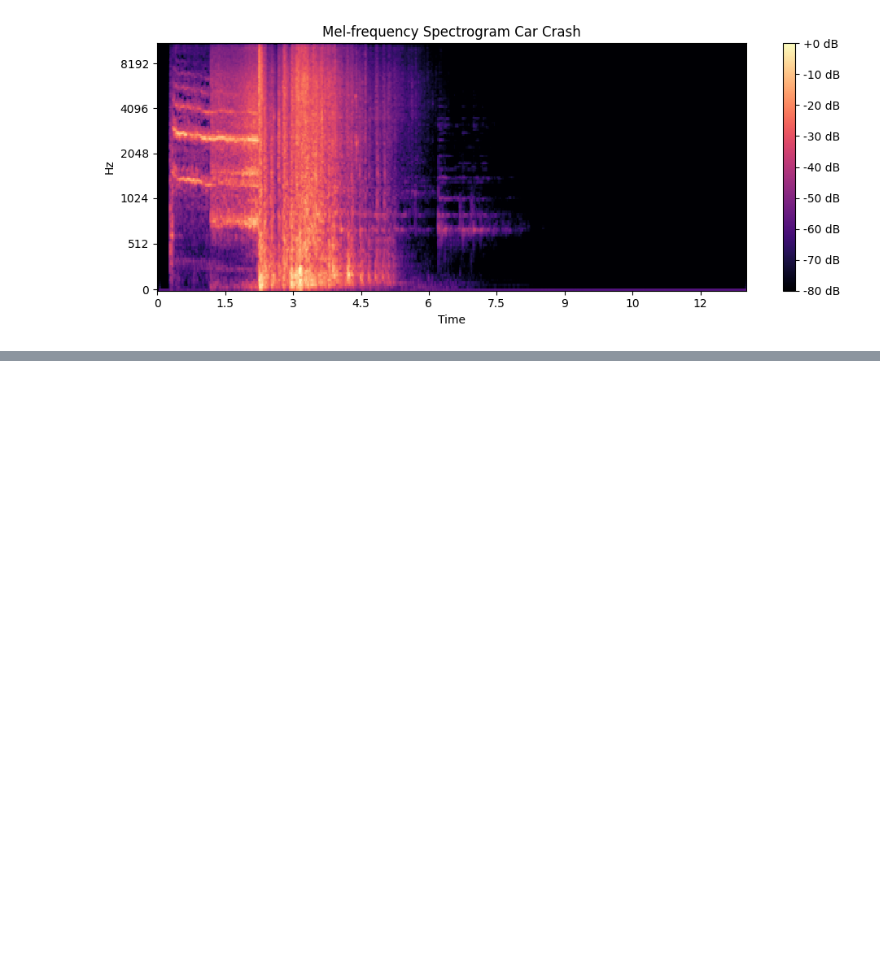
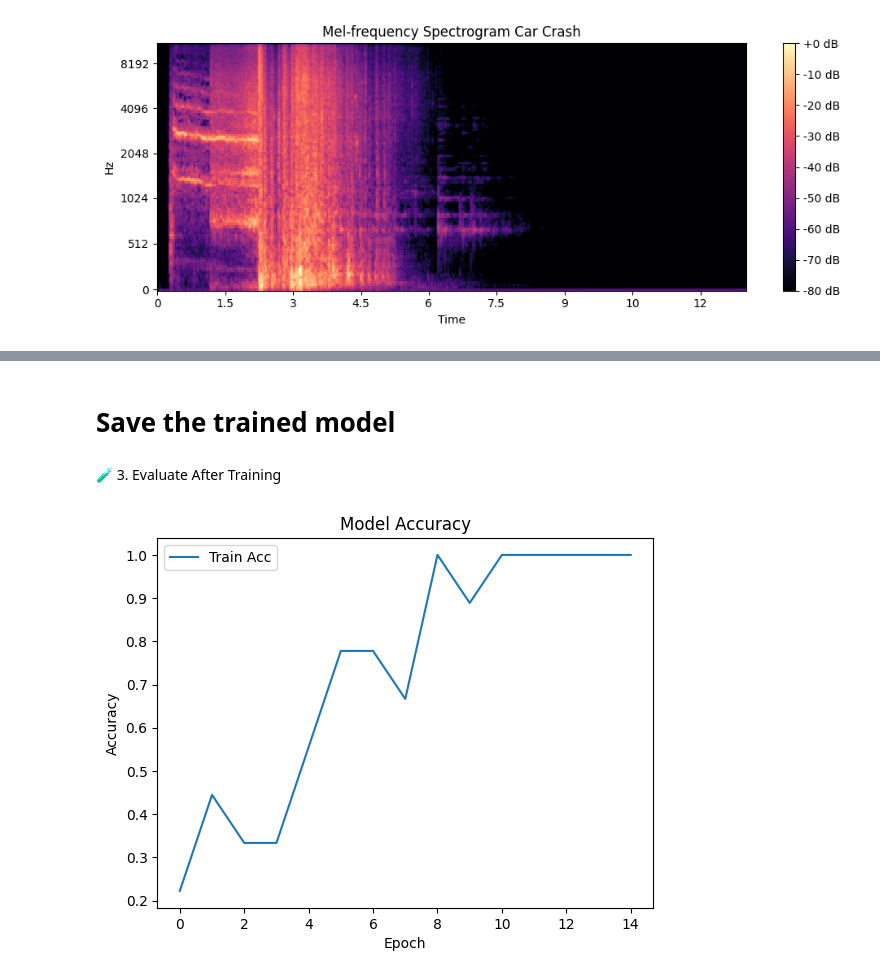
Before and after one commit to satwikshirsat04/CCTV-Footage-Audio-Cyber-Crime-, a Jupyter notebook: CCTV Sound Threat/notebooks/sound.ipynb, the cells around one changed output, grey strips where cells are left out. Saved outputs shown, nothing was run; the diff lists cells and outputs as text; code cells hidden in the pictures; blank space fills up the shorter version.

Commit message:
model

```diff
--- a/CCTV Sound Threat/notebooks/sound.ipynb
+++ b/CCTV Sound Threat/notebooks/sound.ipynb
@@ -70,0 +109,23 @@ for filename in os.listdir(input_folder):
+# %%
+num_classes = train_generator.num_classes
+
+# Build CNN model from scratch
+model = models.Sequential([
+    layers.Conv2D(32, (3,3), activation='relu', input_shape=(img_height, img_width, 3)),
+    layers.MaxPooling2D((2,2)),
+
+    layers.Conv2D(64, (3,3), activation='relu'),
+    layers.MaxPooling2D((2,2)),
+
+    layers.Conv2D(128, (3,3), activation='relu'),
+    layers.MaxPooling2D((2,2)),
+
+    layers.Flatten(),
+    layers.Dense(64, activation='relu'),
+    layers.Dropout(0.3),
+    layers.Dense(num_classes, activation='softmax')
+])
+# %%
+model.compile(optimizer='adam',
+              loss='categorical_crossentropy',
+              metrics=['accuracy'])
@@ -70,0 +156,7 @@ for filename in os.listdir(input_folder):
+# %%
+# Train the model
+history = model.fit(
+    train_generator,
+    # validation_data=val_generator,
+    epochs=15
+)
@@ -70,0 +181,2 @@ for filename in os.listdir(input_folder):
+# %% [markdown]
+# Save the trained model
@@ -70,0 +185,14 @@ for filename in os.listdir(input_folder):
+# %% [markdown]
+🧪 3. Evaluate After Training
+# %%
+import matplotlib.pyplot as plt
+
+plt.plot(history.history['accuracy'], label='Train Acc')
+# plt.plot(history.history['val_accuracy'], label='Val Acc')
+plt.xlabel('Epoch')
+plt.ylabel('Accuracy')
+plt.legend()
+plt.title('Model Accuracy')
+plt.show()
+# %% [output]
+[figure, added]
```
Also changed, not shown: parts of 7 cells of this notebook, 19 other files.
